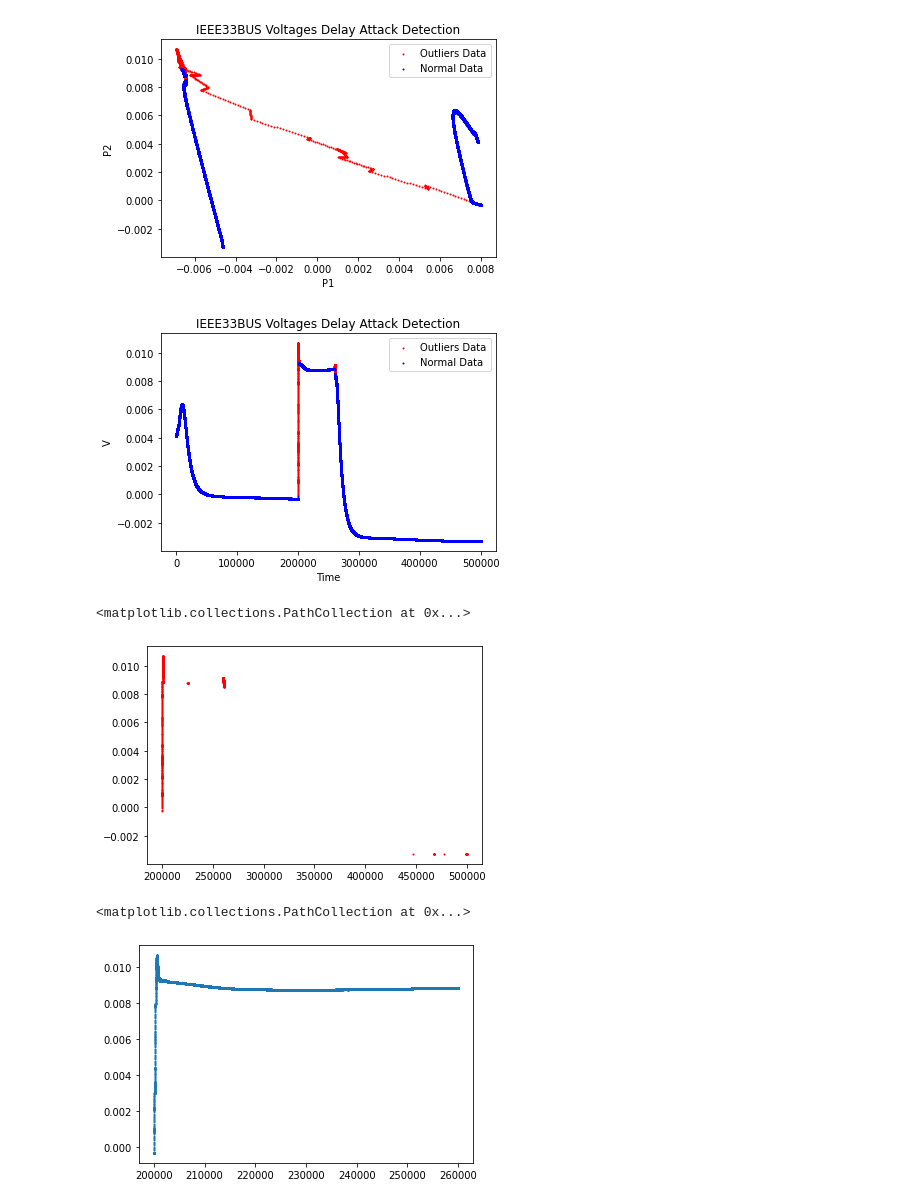
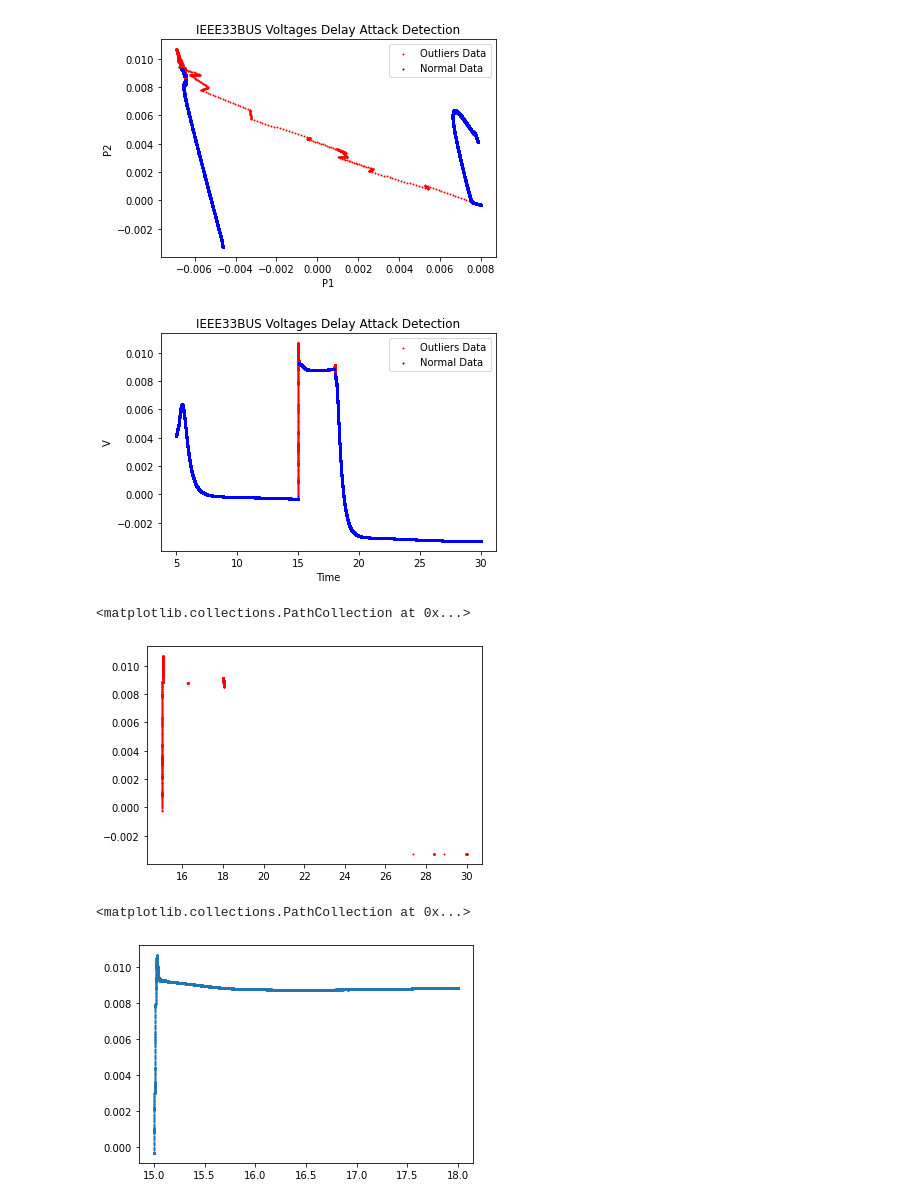
Before and after one commit to Masoud0389/Masoud0389, a Jupyter notebook: Delay_DetectionLOF_v1.ipynb, the cells around one changed output. Drawn from its saved outputs; the diff is of its cells as text; code cells hidden in the pictures.

```diff
--- a/Delay_DetectionLOF_v1.ipynb
+++ b/Delay_DetectionLOF_v1.ipynb
@@ -141,6 +142,8 @@ plt.show()
 # %%
 index = np.where(label == -1)
 index1 = np.where(label==1)
+index = tuple((i+100000)/20000 for i in index)
+index1 = tuple((i+100000)/20000 for i in index1)
 # %%
 plt.scatter(index, X_principal.loc[label == -1, 1], s = 1, c = 'red', label = 'Outliers Data')
 plt.scatter(index1, X_principal.loc[label == 1, 1], s = 1, c = 'blue', label = 'Normal Data')
@@ -152,15 +155,17 @@ plt.ylabel('V')
 plt.legend()
 plt.show()
 # %% [output]
-[figure, old version]
+[figure, new version]
 # %%
 ind = pd.Series(range(1,500001))
+ind = (ind/20000)+5
+
 plt.scatter(index, X_principal.loc[label == -1, 1], s = 1, c = 'red', label = 'Outliers Data')
 # %% [output]
 <matplotlib.collections.PathCollection at 0x...>
-[figure, old version]
+[figure, new version]
 # %%
 plt.scatter(ind[200000:260001], X_principal.loc[200000:260000,1], s = 1 )
 # %% [output]
 <matplotlib.collections.PathCollection at 0x...>
-[figure, old version]
+[figure, new version]
```
Also changed, not shown: parts of 1 cell of this notebook.
